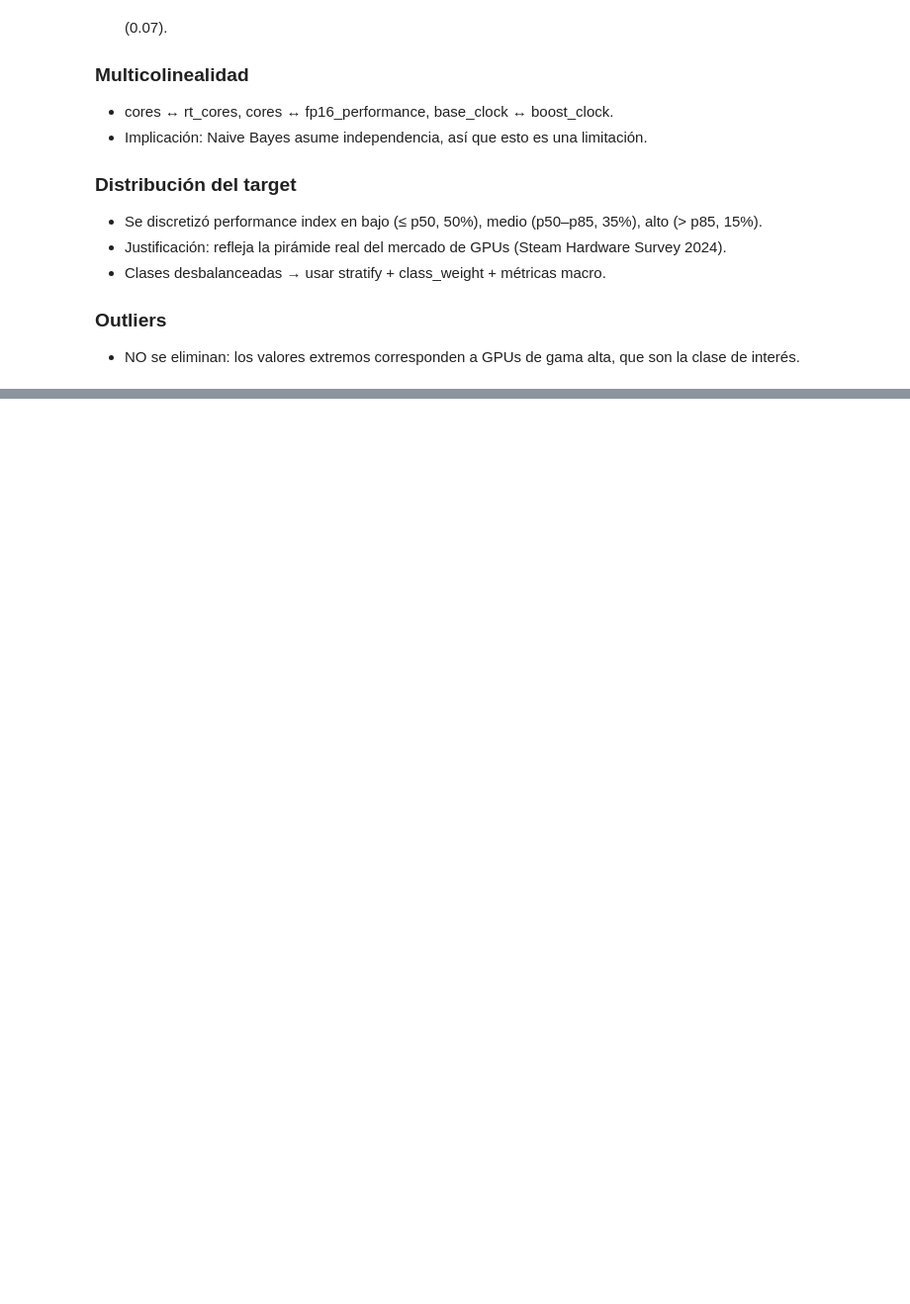
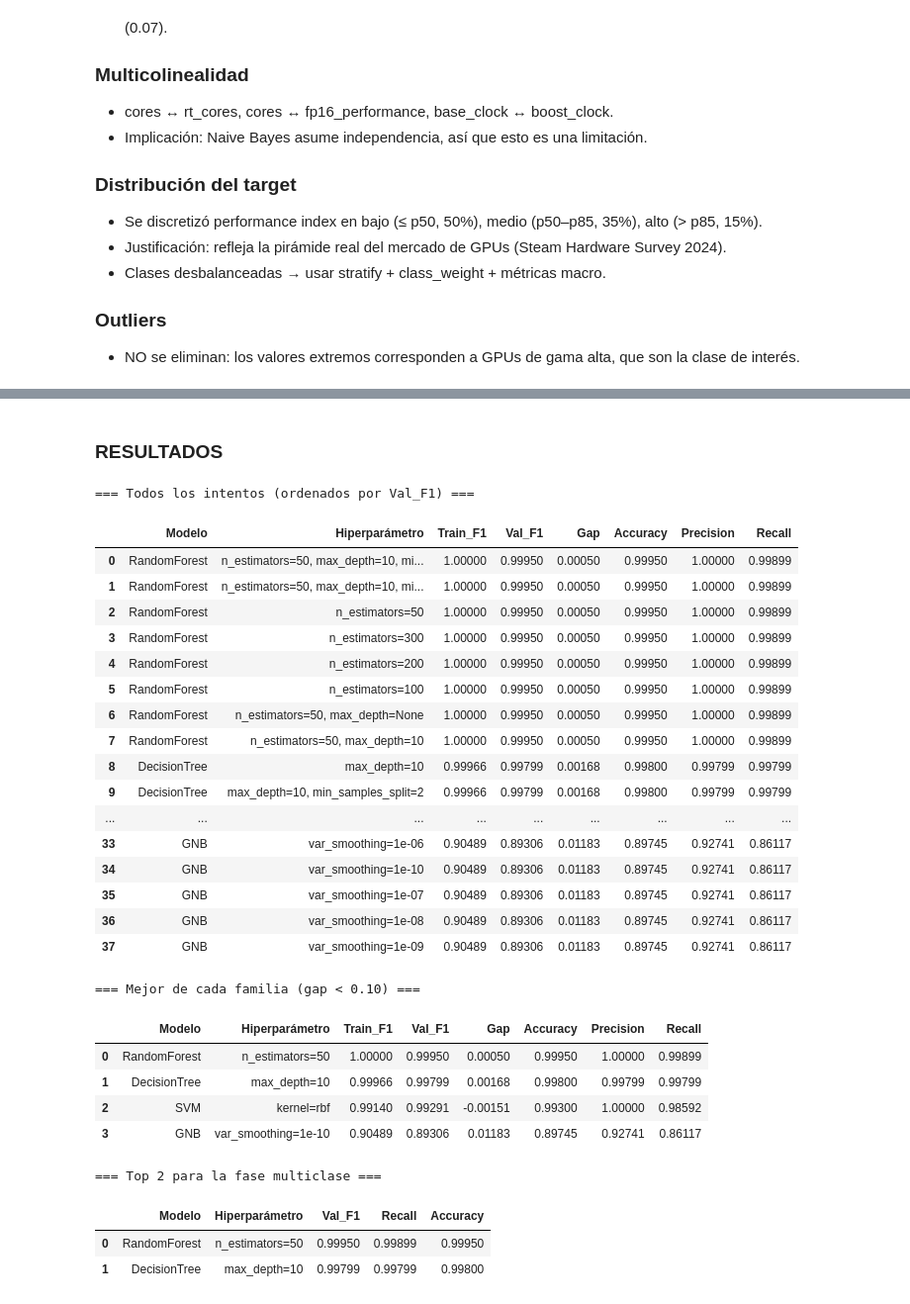
Before and after one commit to Neyder2502/gpu-performance-ml, a Jupyter notebook: proyecto_machine_learning.ipynb, the cells around one changed output, grey strips where cells are left out. Shown at 99% size. Cells and saved outputs as stored; diff of their text form; code cells hidden in the pictures; blank space fills up the shorter version.

```diff
--- a/proyecto_machine_learning.ipynb
+++ b/proyecto_machine_learning.ipynb
@@ -545,0 +736,49 @@ Name: fp32_performance, dtype: float64
+# %% [markdown]
+### RESULTADOS
+# %%
+df_resultados = pd.DataFrame(resultados)
+pd.options.display.float_format = "{:.5f}".format
+
+print("\n=== Todos los intentos (ordenados por Val_F1) ===")
+display(df_resultados.sort_values("Val_F1", ascending=False).reset_index(drop=True))
+
+# filtrar configuraciones con overfitting razonable (gap < 0.10)
+df_limpio = df_resultados[df_resultados["Gap"] < 0.10].copy()
+
+mejor_por_familia = (
+    df_limpio
+    .loc[df_limpio.groupby("Modelo")["Val_F1"].idxmax()]
+    .sort_values("Val_F1", ascending=False)
+    .reset_index(drop=True)
+)
+print("\n=== Mejor de cada familia (gap < 0.10) ===")
+display(mejor_por_familia)
+# %% [output]
+=== Todos los intentos (ordenados por Val_F1) ===
+|  | Modelo | Hiperparámetro | Train_F1 | Val_F1 | Gap | Accuracy | Precision | Recall |
+| 0 | RandomForest | n_estimators=50, max_depth=10, mi... | 1.00000 | 0.99950 | 0.00050 | 0.99950 | 1.00000 | 0.99899 |
+| 1 | RandomForest | n_estimators=50, max_depth=10, mi... | 1.00000 | 0.99950 | 0.00050 | 0.99950 | 1.00000 | 0.99899 |
+| 2 | RandomForest | n_estimators=50 | 1.00000 | 0.99950 | 0.00050 | 0.99950 | 1.00000 | 0.99899 |
+| 3 | RandomForest | n_estimators=300 | 1.00000 | 0.99950 | 0.00050 | 0.99950 | 1.00000 | 0.99899 |
+| 4 | RandomForest | n_estimators=200 | 1.00000 | 0.99950 | 0.00050 | 0.99950 | 1.00000 | 0.99899 |
+| 5 | RandomForest | n_estimators=100 | 1.00000 | 0.99950 | 0.00050 | 0.99950 | 1.00000 | 0.99899 |
+| 6 | RandomForest | n_estimators=50, max_depth=None | 1.00000 | 0.99950 | 0.00050 | 0.99950 | 1.00000 | 0.99899 |
+| 7 | RandomForest | n_estimators=50, max_depth=10 | 1.00000 | 0.99950 | 0.00050 | 0.99950 | 1.00000 | 0.99899 |
+| 8 | DecisionTree | max_depth=10 | 0.99966 | 0.99799 | 0.00168 | 0.99800 | 0.99799 | 0.99799 |
+| 9 | DecisionTree | max_depth=10, min_samples_split=2 | 0.99966 | 0.99799 | 0.00168 | 0.99800 | 0.99799 | 0.99799 |
+| ... | ... | ... | ... | ... | ... | ... | ... | ... |
+| 33 | GNB | var_smoothing=1e-06 | 0.90489 | 0.89306 | 0.01183 | 0.89745 | 0.92741 | 0.86117 |
+| 34 | GNB | var_smoothing=1e-10 | 0.90489 | 0.89306 | 0.01183 | 0.89745 | 0.92741 | 0.86117 |
+| 35 | GNB | var_smoothing=1e-07 | 0.90489 | 0.89306 | 0.01183 | 0.89745 | 0.92741 | 0.86117 |
+| 36 | GNB | var_smoothing=1e-08 | 0.90489 | 0.89306 | 0.01183 | 0.89745 | 0.92741 | 0.86117 |
+| 37 | GNB | var_smoothing=1e-09 | 0.90489 | 0.89306 | 0.01183 | 0.89745 | 0.92741 | 0.86117 |
+=== Mejor de cada familia (gap < 0.10) ===
+|  | Modelo | Hiperparámetro | Train_F1 | Val_F1 | Gap | Accuracy | Precision | Recall |
+| 0 | RandomForest | n_estimators=50 | 1.00000 | 0.99950 | 0.00050 | 0.99950 | 1.00000 | 0.99899 |
+| 1 | DecisionTree | max_depth=10 | 0.99966 | 0.99799 | 0.00168 | 0.99800 | 0.99799 | 0.99799 |
+| 2 | SVM | kernel=rbf | 0.99140 | 0.99291 | -0.00151 | 0.99300 | 1.00000 | 0.98592 |
+| 3 | GNB | var_smoothing=1e-10 | 0.90489 | 0.89306 | 0.01183 | 0.89745 | 0.92741 | 0.86117 |
+=== Top 2 para la fase multiclase ===
+|  | Modelo | Hiperparámetro | Val_F1 | Recall | Accuracy |
+| 0 | RandomForest | n_estimators=50 | 0.99950 | 0.99899 | 0.99950 |
+| 1 | DecisionTree | max_depth=10 | 0.99799 | 0.99799 | 0.99800 |
```
Also changed, not shown: parts of 28 cells of this notebook.
